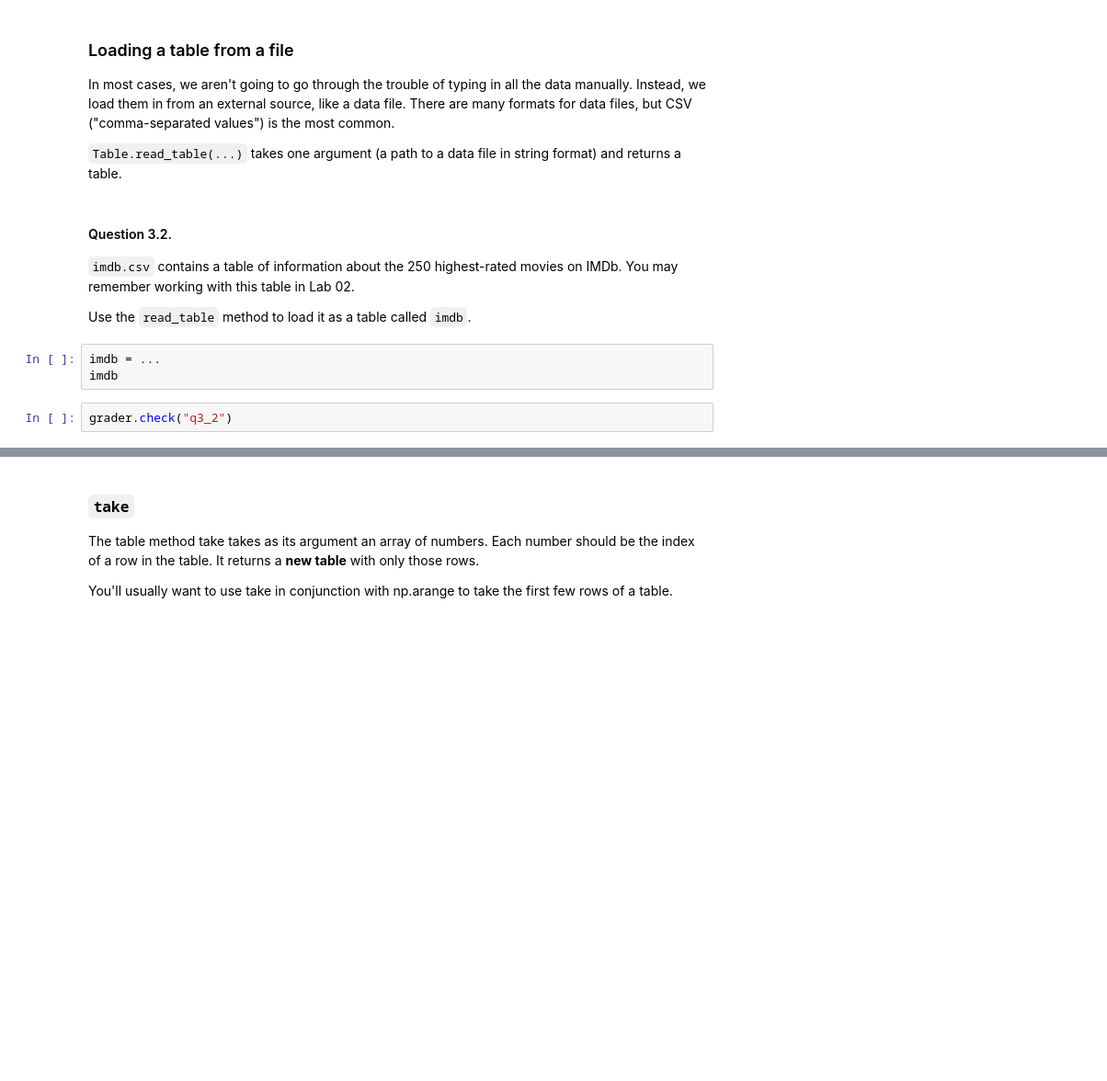
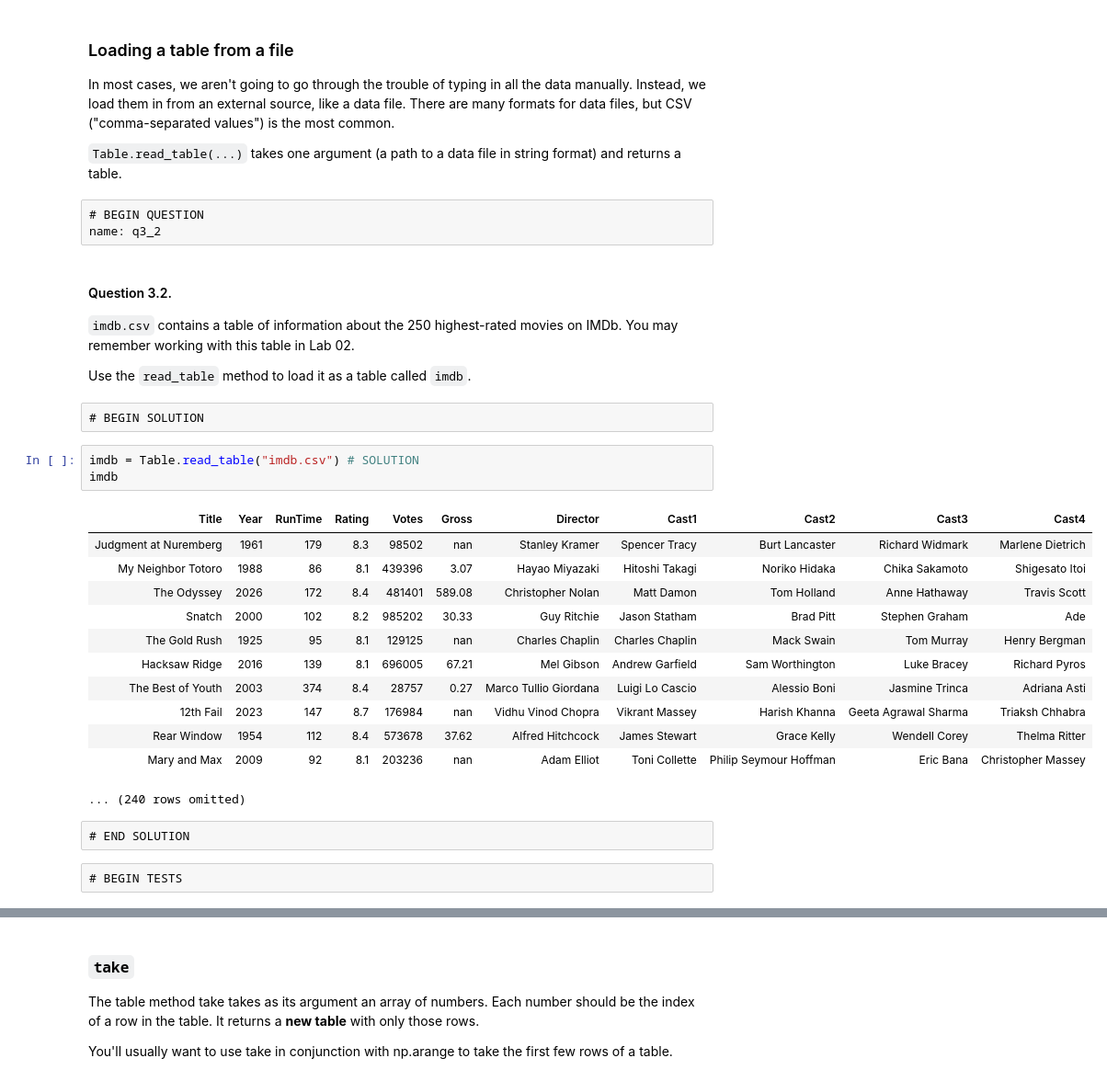
Before and after one commit to ncssm/ma4110-fa26, a Jupyter notebook: lab/lab03/lab03.ipynb, the cells around one changed output, grey strips where cells are left out. Shown at 92% size. Saved outputs shown, nothing was run; the diff lists cells and outputs as text; blank space fills up the shorter version.

```diff
--- a/lab/lab03/lab03.ipynb
+++ b/lab/lab03/lab03.ipynb
@@ -456,14 +1180,34 @@ grader.check("q3_1")
 In most cases, we aren't going to go through the trouble of typing in all the data manually. Instead, we load them in from an external source, like a data file. There are many formats for data files, but CSV ("comma-separated values") is the most common.
 
 `Table.read_table(...)` takes one argument (a path to a data file in string format) and returns a table.
+# %% [raw]
+# BEGIN QUESTION
+name: q3_2
 # %% [markdown]
 #### Question 3.2.
 
 `imdb.csv` contains a table of information about the 250 highest-rated movies on IMDb. You may remember working with this table in Lab 02.
 
 Use the `read_table` method to load it as a table called `imdb`.
-# %%
-imdb = ...
-imdb
-# %%
-grader.check("q3_2")
+# %% [raw]
+# BEGIN SOLUTION
+# %%
+imdb = Table.read_table("imdb.csv") # SOLUTION
+imdb
+# %% [output]
+| Title | Year | RunTime | Rating | Votes | Gross | Director | Cast1 | Cast2 | Cast3 | Cast4 |
+| Judgment at Nuremberg | 1961 | 179 | 8.3 | 98502 | nan | Stanley Kramer | Spencer Tracy | Burt Lancaster | Richard Widmark | Marlene Dietrich |
+| My Neighbor Totoro | 1988 | 86 | 8.1 | 439396 | 3.07 | Hayao Miyazaki | Hitoshi Takagi | Noriko Hidaka | Chika Sakamoto | Shigesato Itoi |
+| The Odyssey | 2026 | 172 | 8.4 | 481401 | 589.08 | Christopher Nolan | Matt Damon | Tom Holland | Anne Hathaway | Travis Scott |
+| Snatch | 2000 | 102 | 8.2 | 985202 | 30.33 | Guy Ritchie | Jason Statham | Brad Pitt | Stephen Graham | Ade |
+| The Gold Rush | 1925 | 95 | 8.1 | 129125 | nan | Charles Chaplin | Charles Chaplin | Mack Swain | Tom Murray | Henry Bergman |
+| Hacksaw Ridge | 2016 | 139 | 8.1 | 696005 | 67.21 | Mel Gibson | Andrew Garfield | Sam Worthington | Luke Bracey | Richard Pyros |
+| The Best of Youth | 2003 | 374 | 8.4 | 28757 | 0.27 | Marco Tullio Giordana | Luigi Lo Cascio | Alessio Boni | Jasmine Trinca | Adriana Asti |
+| 12th Fail | 2023 | 147 | 8.7 | 176984 | nan | Vidhu Vinod Chopra | Vikrant Massey | Harish Khanna | Geeta Agrawal Sharma | Triaksh Chhabra |
+| Rear Window | 1954 | 112 | 8.4 | 573678 | 37.62 | Alfred Hitchcock | James Stewart | Grace Kelly | Wendell Corey | Thelma Ritter |
+| Mary and Max | 2009 | 92 | 8.1 | 203236 | nan | Adam Elliot | Toni Collette | Philip Seymour Hoffman | Eric Bana | Christopher Massey |
+... (240 rows omitted)
+# %% [raw]
+# END SOLUTION
+# %% [raw]
+# BEGIN TESTS
```
Also changed, not shown: parts of 220 cells of this notebook.
